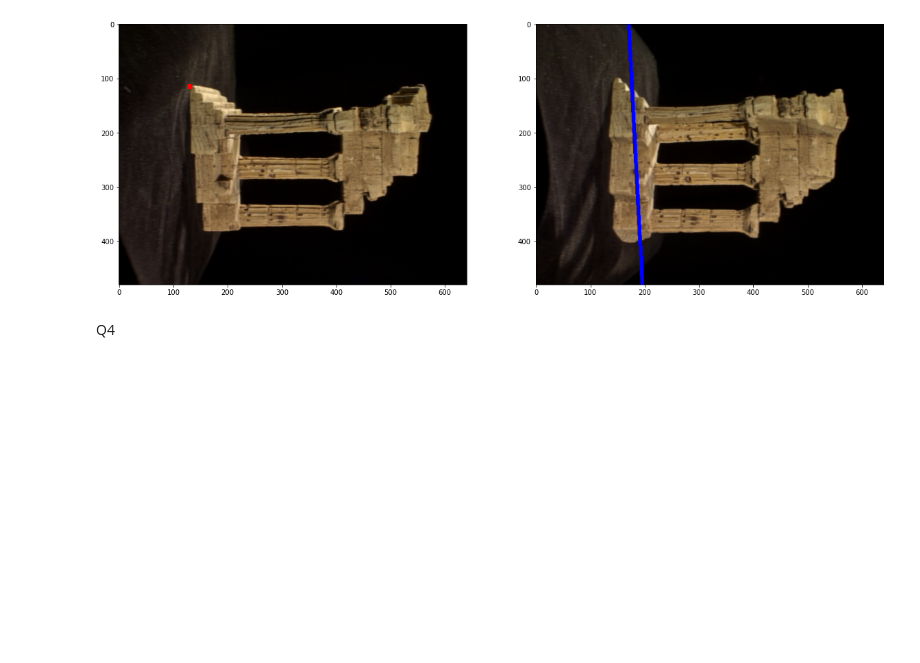
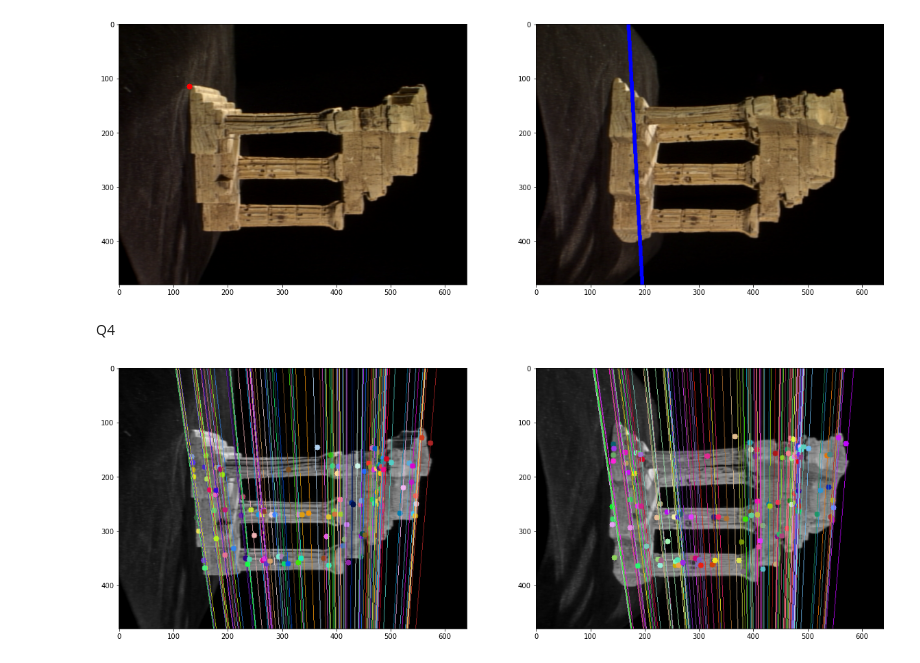
Before and after one commit to Nisitha529/EN2550_ImageProcessingAndMachineVision, a Jupyter notebook: Day 8/day8.ipynb, the cells around one changed output. Cells and saved outputs as stored; diff of their text form; code cells hidden in the pictures; blank space fills up the shorter version.

```diff
--- a/Day 8/day8.ipynb
+++ b/Day 8/day8.ipynb
@@ -79,3 +79,62 @@ F =  [[-4.92225200e-03 -1.00317817e-01  2.62845077e+02]
 [figure]
 # %% [markdown]
 Q4
+# %%
+image1 = cv.imread(r'images/templeSparseRing/'+im1_fn,0)
+image2 = cv.imread(r'images/templeSparseRing/'+im2_fn,0)
+
+sift = cv.SIFT_create()
+
+kp1,desc1 = sift.detectAndCompute(image1,None)
+kp2,desc2 = sift.detectAndCompute(image2,None)
+
+FLANN_INDEX_KDTREE = 1
+
+indx_para = dict(algorithm = FLANN_INDEX_KDTREE,trees = 5)
+search_para = dict(checks = 50)
+
+flann = cv.FlannBasedMatcher(indx_para,search_para)
+matches = flann.knnMatch(desc1,desc2,k=2)
+
+points1,points2 = [], []
+
+for i,(m,n) in enumerate(matches):
+    if m.distance < 0.8*n.distance:
+        points2.append(kp2[m.trainIdx].pt)
+        points1.append(kp1[m.queryIdx].pt)
+
+points1 = np.int32(points1)
+points2 = np.int32(points2)
+
+F ,mask = cv.findFundamentalMat(points1,points2,cv.FM_LMEDS)
+
+points1 = points1[mask.ravel() == 1]
+points2 = points2[mask.ravel() == 1]
+
+def drawlines(img1,img2,lines,pts1,pts2):
+    r,c = img1.shape
+    img1 = cv.cvtColor(img1,cv.COLOR_GRAY2BGR)
+    img2 = cv.cvtColor(img2,cv.COLOR_GRAY2BGR)
+    for r,pt1,pt2 in zip(lines,pts1,pts2):
+        color = tuple(np.random.randint(0,255,3).tolist())
+        x0,y0 = map(int,[0,-r[2]/r[1]])
+        x1,y1 = map(int,[c,-(r[2]+r[0]*c)/r[1]])
+        img1 = cv.line(img1, (x0,y0), (x1,y1), color,1)
+        img1 = cv.circle(img1,tuple(pt1),5,color,-1)
+        img2 = cv.circle(img2,tuple(pt2),5,color,-1)
+    return img1,img2
+
+lins1 = cv.computeCorrespondEpilines(points2.reshape(-1,1,2),2,F)
+lins1 = lins1.reshape(-1,3)
+image3,image4 = drawlines(image1,image2,lins1,points1,points2)
+
+lins2 = cv.computeCorrespondEpilines(points2.reshape(-1,1,2),2,F)
+lins2 = lins2.reshape(-1,3)
+image5,image6 = drawlines(image2,image1,lins2,points2,points1)
+
+plt.figure(figsize=(20,20))
+plt.subplot(121),plt.imshow(image3)
+plt.subplot(122),plt.imshow(image5)
+plt.show()
+# %% [output]
+[figure, added]
```
